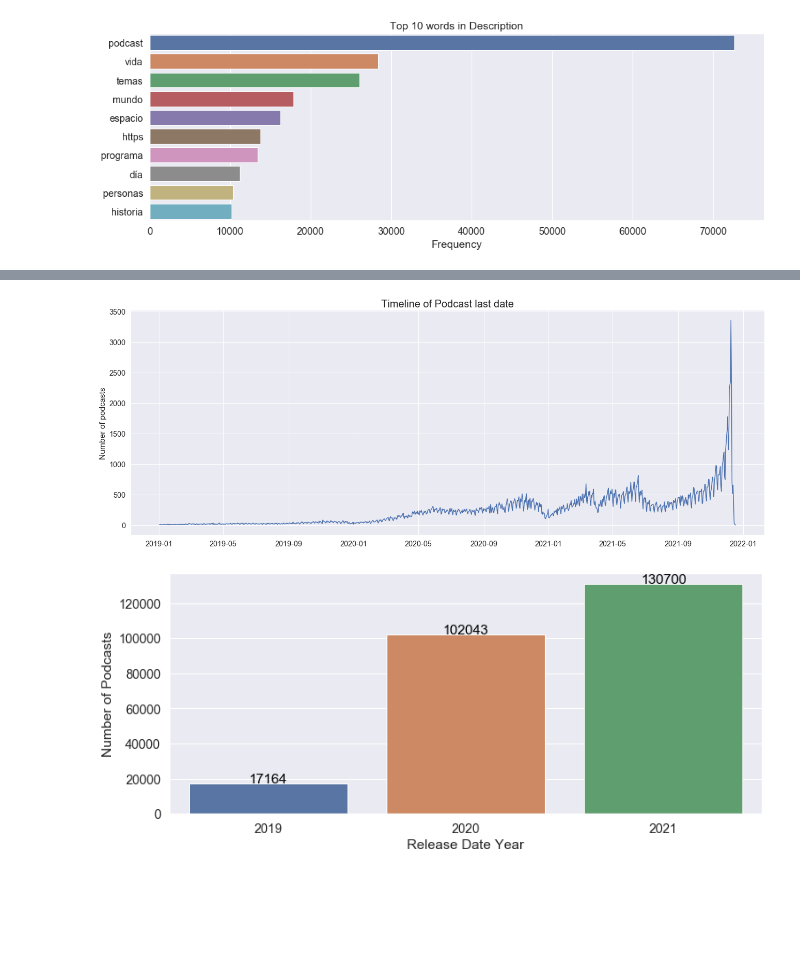
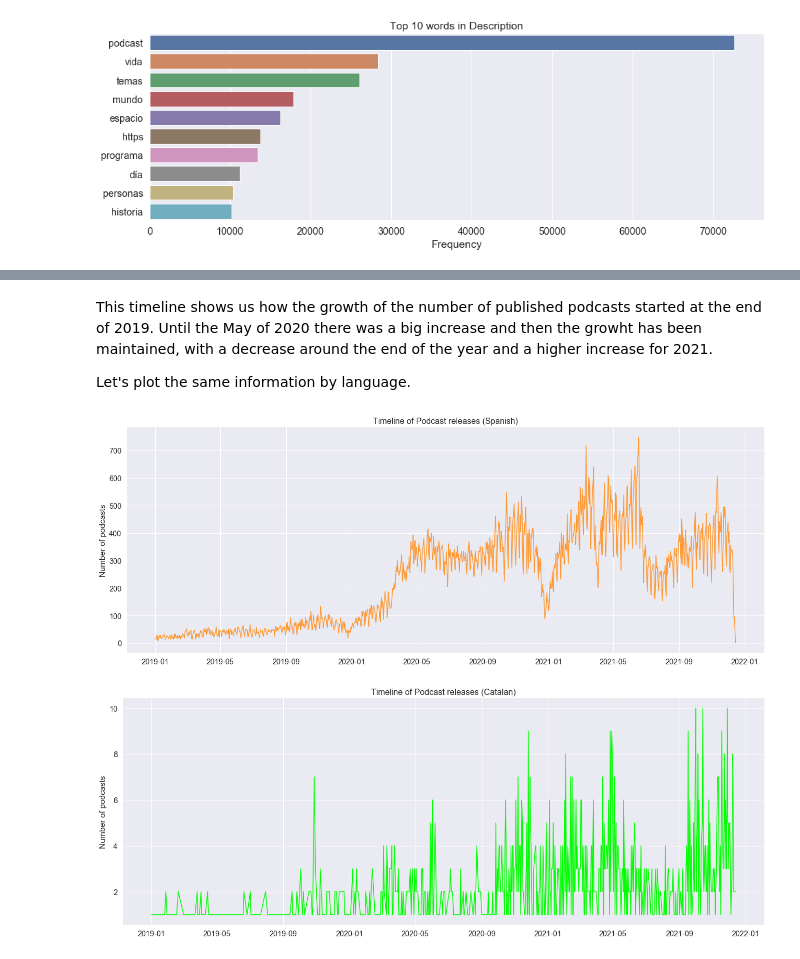
Before and after one commit to xaviercucurull/BDA-Podcasts, a Jupyter notebook: BDA_Final_Project.ipynb, the cells around one changed output, grey strips where cells are left out. Drawn from its saved outputs; the diff is of its cells as text; code cells hidden in the pictures; blank space fills up the shorter version.

```diff
--- a/BDA_Final_Project.ipynb
+++ b/BDA_Final_Project.ipynb
@@ -1390,28 +1370,0 @@ plt.show()
-# %%
-# Get count of unique values in a Pandas DataFrame (to use Seaborn)
-field = 'LastDate'
-res = podcasts_prep.aggregate([{'$group': {'_id': f'${field}', 'count': {'$sum': 1}}}])
-df =  pd.DataFrame(list(res))
-
-filtered_df = df.loc[(df['_id'] >= '01-01-2019')]
-
-plt.figure(figsize=(22,8))
-sns.lineplot(data=filtered_df, x="_id", y="count")
-plt.xlabel('')
-plt.ylabel('Number of podcasts')
-plt.title('Timeline of Podcast last date', fontsize=20)
-plt.show()
-# %% [output]
-[figure, removed]
-# %%
-# Release year
-
-field = 'release_date.year'
-res = podcasts_prep.aggregate([{'$group': {'_id': f'${field}', 'count': {'$sum': 1}}}])
-df =  pd.DataFrame(list(res))
-df.head()
-filtered_df = df.loc[(df['_id'] >= 2019)]
-
-plot_bars(filtered_df, '_id', 'count', 'Release Date Year', 'Number of Podcasts',  figsize=(12, 5), annotate=True)
-# %% [output]
-[figure, removed]
@@ -1419,0 +1371,42 @@ plot_bars(filtered_df, '_id', 'count', 'Release Date Year', 'Number of Podcasts'
+# %% [markdown]
+This timeline shows us how the growth of the number of published podcasts started at the end of 2019. Until the May of 2020 there was a big increase and then the growht has been maintained, with a decrease around the end of the year and a higher increase for 2021.
+
+Let's plot the same information by language.
+# %%
+# Number of podcasts released at each date (after 2019), by language
+res = podcasts_prep.aggregate([{'$match': {'release_date.year': {'$gte': 2019}}},
+                               {'$group': {'_id': {
+                                                    "date": "$ReleaseDate",
+                                                    "lang": "$languages"
+                                                  },
+                                           'count': {'$sum': 1},
+                                           'languages': {'$addToSet': "$languages"},
+                                           'ReleaseDate': {'$addToSet': "$ReleaseDate"}}},
+                            ])
+df =  pd.DataFrame(list(res))
+
+df['languages'] = df['languages'].transform(func=lambda x: x[0][0])    # List to int
+df['ReleaseDate'] = df['ReleaseDate'].transform(func=lambda x: x[0])
+
+ca_df = df[df['languages']=="ca"]
+es_df = df[df['languages']=="es"]
+
+
+# Line Plot Spanish
+plt.figure(figsize=(22,8))
+sns.lineplot(data=es_df, x="ReleaseDate", y="count", color='#ff9933')
+plt.xlabel('')
+plt.ylabel('Number of podcasts')
+plt.title('Timeline of Podcast releases (Spanish)', fontsize=16)
+plt.show()
+
+# Line Plot Catalan
+plt.figure(figsize=(22,8))
+sns.lineplot(data=ca_df, x="ReleaseDate", y="count", color='#00ff00')
+plt.xlabel('')
+plt.ylabel('Number of podcasts')
+plt.title('Timeline of Podcast releases (Catalan)', fontsize=16)
+plt.show()
+# %% [output]
+[figure, added]
+[figure, added]
```
Also changed, not shown: parts of 43 cells of this notebook.
